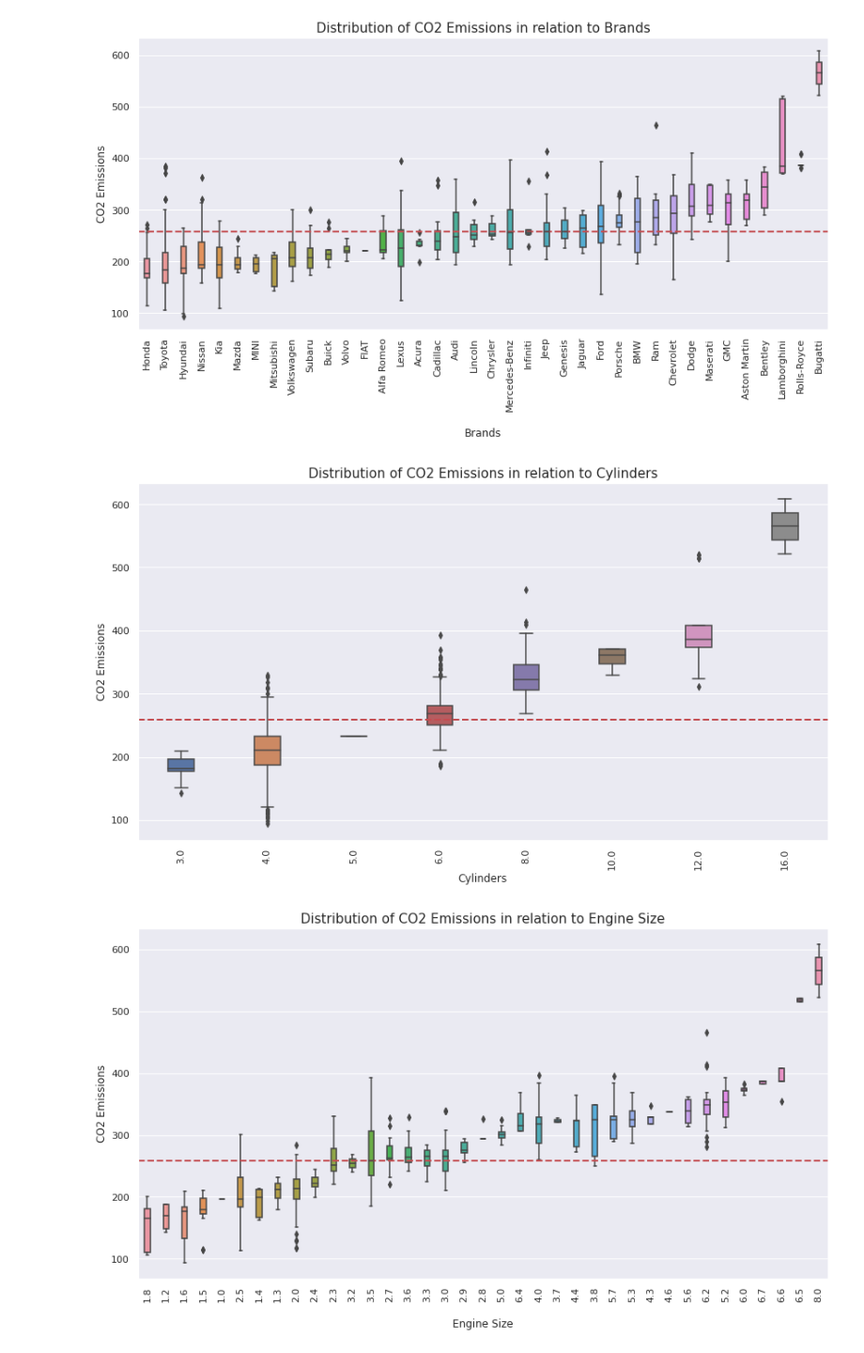
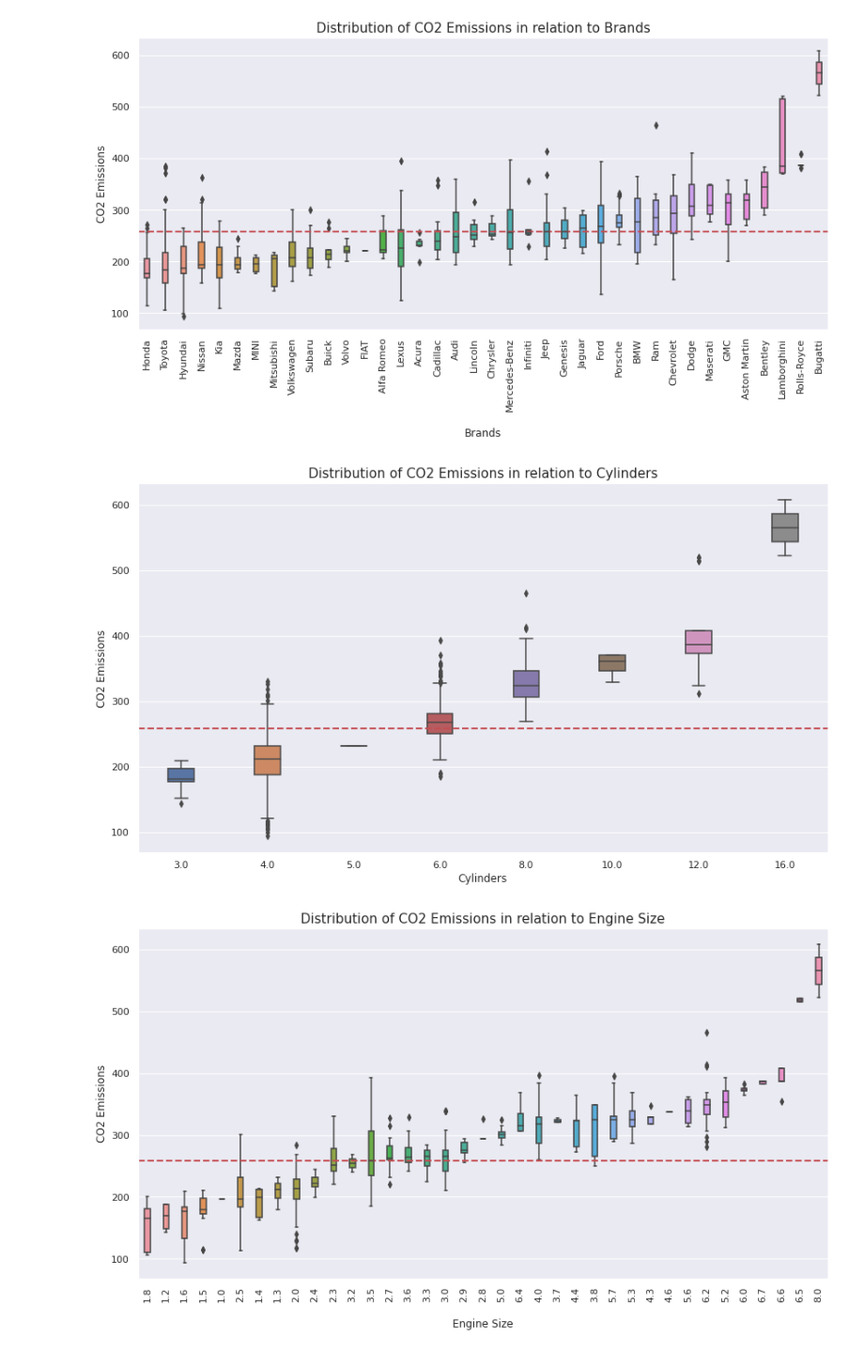
Before and after one commit to Sophiat-O/c02_emission_analysis, a Jupyter notebook: Data_Analysis_of_Car_C02.ipynb, the cells around one changed output. Shown: that part at 94% size. Drawn from its saved outputs; the diff is of its cells as text; code cells hidden in the pictures.

```diff
--- a/Data_Analysis_of_Car_C02.ipynb
+++ b/Data_Analysis_of_Car_C02.ipynb
@@ -241,16 +256,16 @@ plt.show()
 # %%
 sns.set(rc = {'figure.figsize':(12,7)})
 ft_distribution = df.groupby("cylinders")["co2_emissions"].median().sort_values(ascending=True).index
 sns.boxplot(x="cylinders", y="co2_emissions", data=df, order=ft_distribution, width=0.3)
 plt.title("Distribution of CO2 Emissions in relation to Cylinders", fontsize=15)
-plt.xticks(rotation=90, horizontalalignment='center')
+plt.xticks(horizontalalignment='center')
 plt.xlabel("Cylinders", fontsize=12)
 plt.ylabel("CO2 Emissions", fontsize=12)
 plt.axhline(df["co2_emissions"].mean(),color='r',linestyle='dashed',linewidth=2)
 plt.tight_layout()
 plt.show()
 # %% [output]
-[figure, old version]
+[figure, new version]
 # %%
 sns.set(rc = {'figure.figsize':(12,7)})
 ft_distribution = df.groupby("engine_size")["co2_emissions"].median().sort_values(ascending=True).index
```
Also changed, not shown: parts of 8 cells of this notebook.
